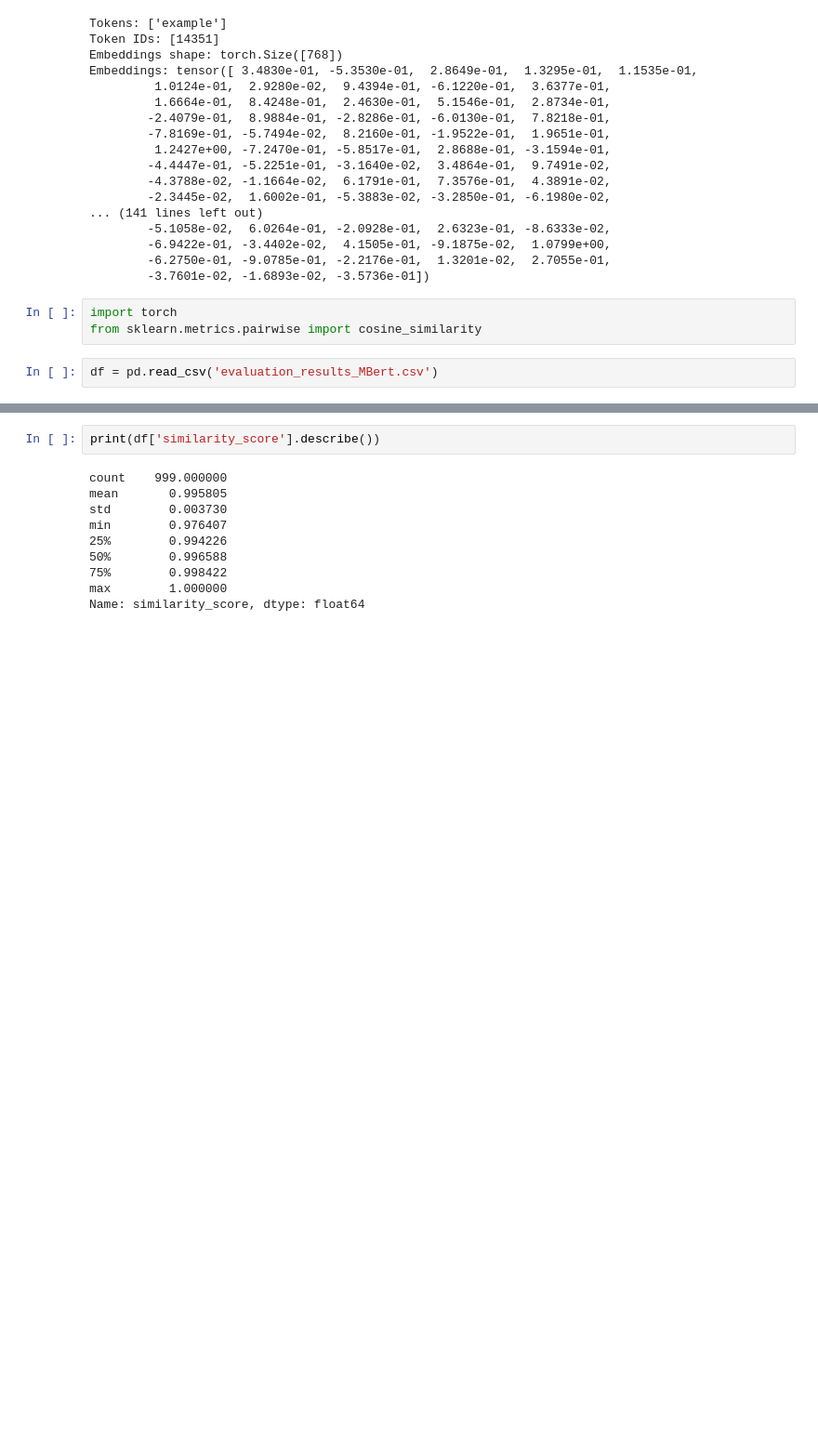
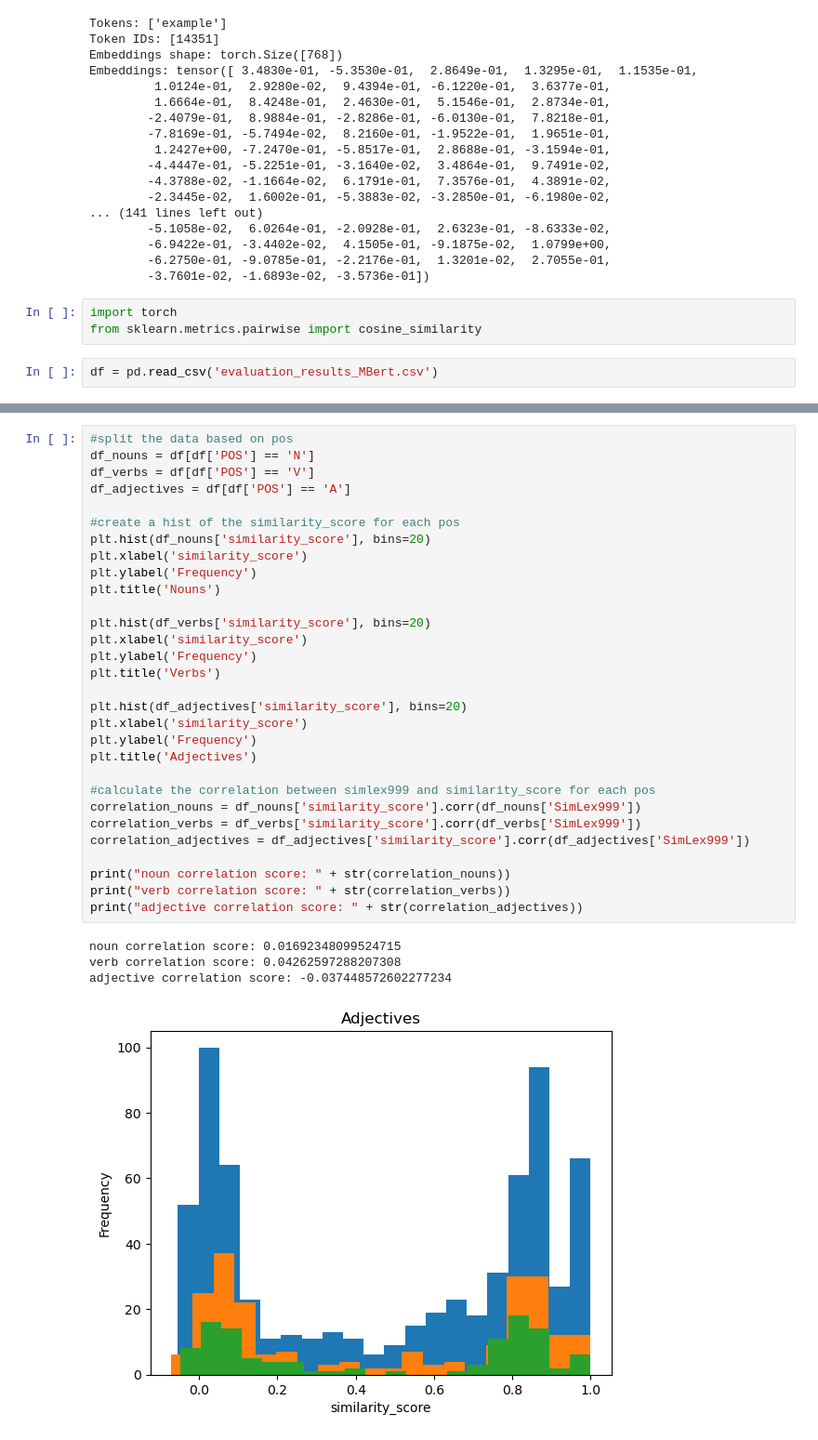
Before and after one commit to djvlantis/intrinsic_evaluation_thesis, a Jupyter notebook: infer.ipynb, the cells around one changed output, grey strips where cells are left out. Shown: that part at 93% size. Cells and saved outputs as stored; diff of their text form; blank space fills up the shorter version.

```diff
--- a/infer.ipynb
+++ b/infer.ipynb
@@ -233,12 +233,35 @@ Text(0, 0.5, 'Frequency')
-# %%
-print(df['similarity_score'].describe())
-# %% [output]
-count    999.000000
-mean       0.995805
-std        0.003730
-min        0.976407
-25%        0.994226
-50%        0.996588
-75%        0.998422
-max        1.000000
-Name: similarity_score, dtype: float64
+# %%
+#split the data based on pos
+df_nouns = df[df['POS'] == 'N']
+df_verbs = df[df['POS'] == 'V']
+df_adjectives = df[df['POS'] == 'A']
+
+#create a hist of the similarity_score for each pos
+plt.hist(df_nouns['similarity_score'], bins=20)
+plt.xlabel('similarity_score')
+plt.ylabel('Frequency')
+plt.title('Nouns')
+
+plt.hist(df_verbs['similarity_score'], bins=20)
+plt.xlabel('similarity_score')
+plt.ylabel('Frequency')
+plt.title('Verbs')
+
+plt.hist(df_adjectives['similarity_score'], bins=20)
+plt.xlabel('similarity_score')
+plt.ylabel('Frequency')
+plt.title('Adjectives')
+
+#calculate the correlation between simlex999 and similarity_score for each pos
+correlation_nouns = df_nouns['similarity_score'].corr(df_nouns['SimLex999'])
+correlation_verbs = df_verbs['similarity_score'].corr(df_verbs['SimLex999'])
+correlation_adjectives = df_adjectives['similarity_score'].corr(df_adjectives['SimLex999'])
+
+print("noun correlation score: " + str(correlation_nouns))
+print("verb correlation score: " + str(correlation_verbs))
+print("adjective correlation score: " + str(correlation_adjectives))
+# %% [output]
+noun correlation score: 0.01692348099524715
+verb correlation score: 0.04262597288207308
+adjective correlation score: -0.037448572602277234
+[figure, added]
```
Also changed, not shown: parts of 4 cells of this notebook.
